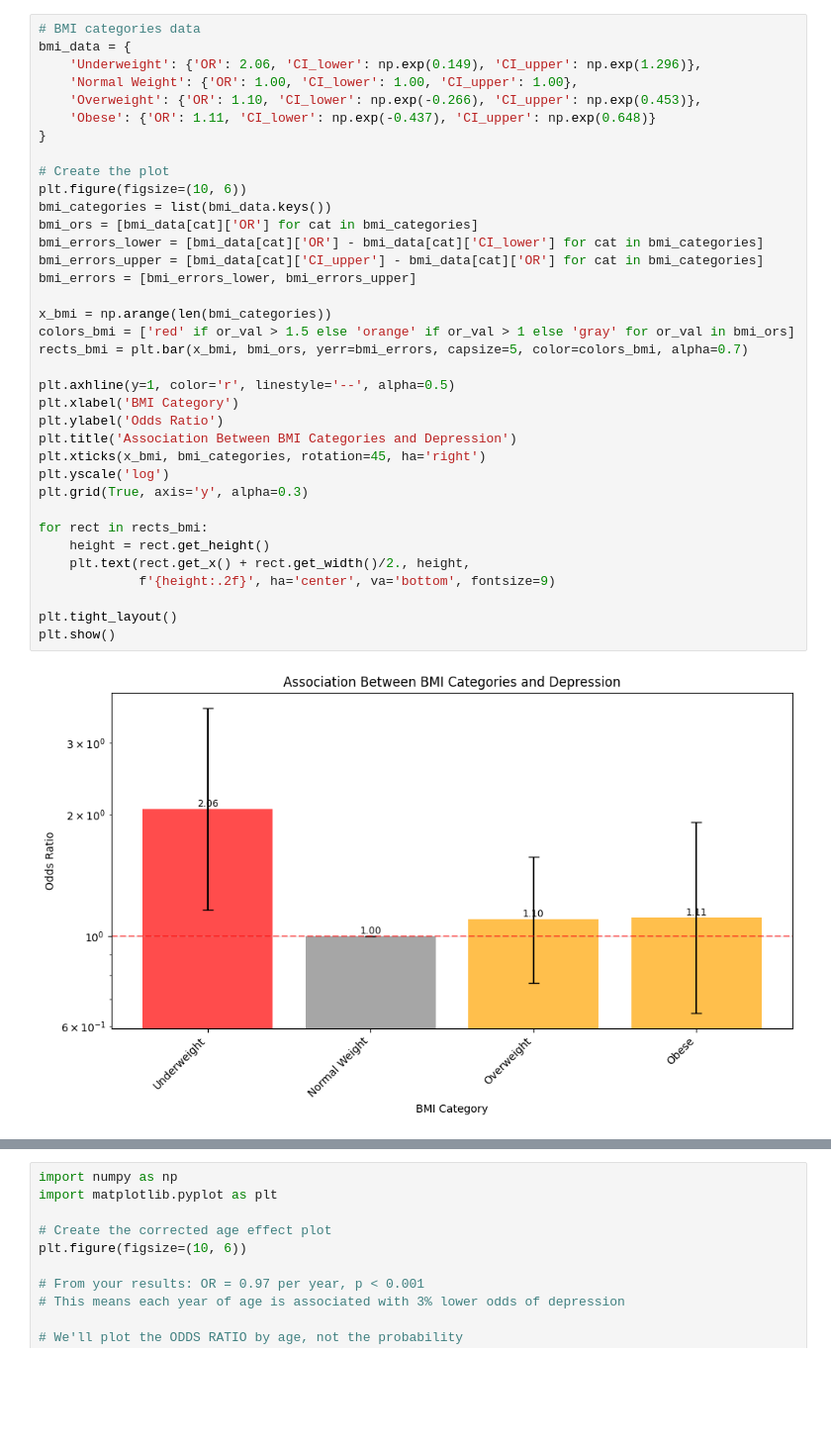
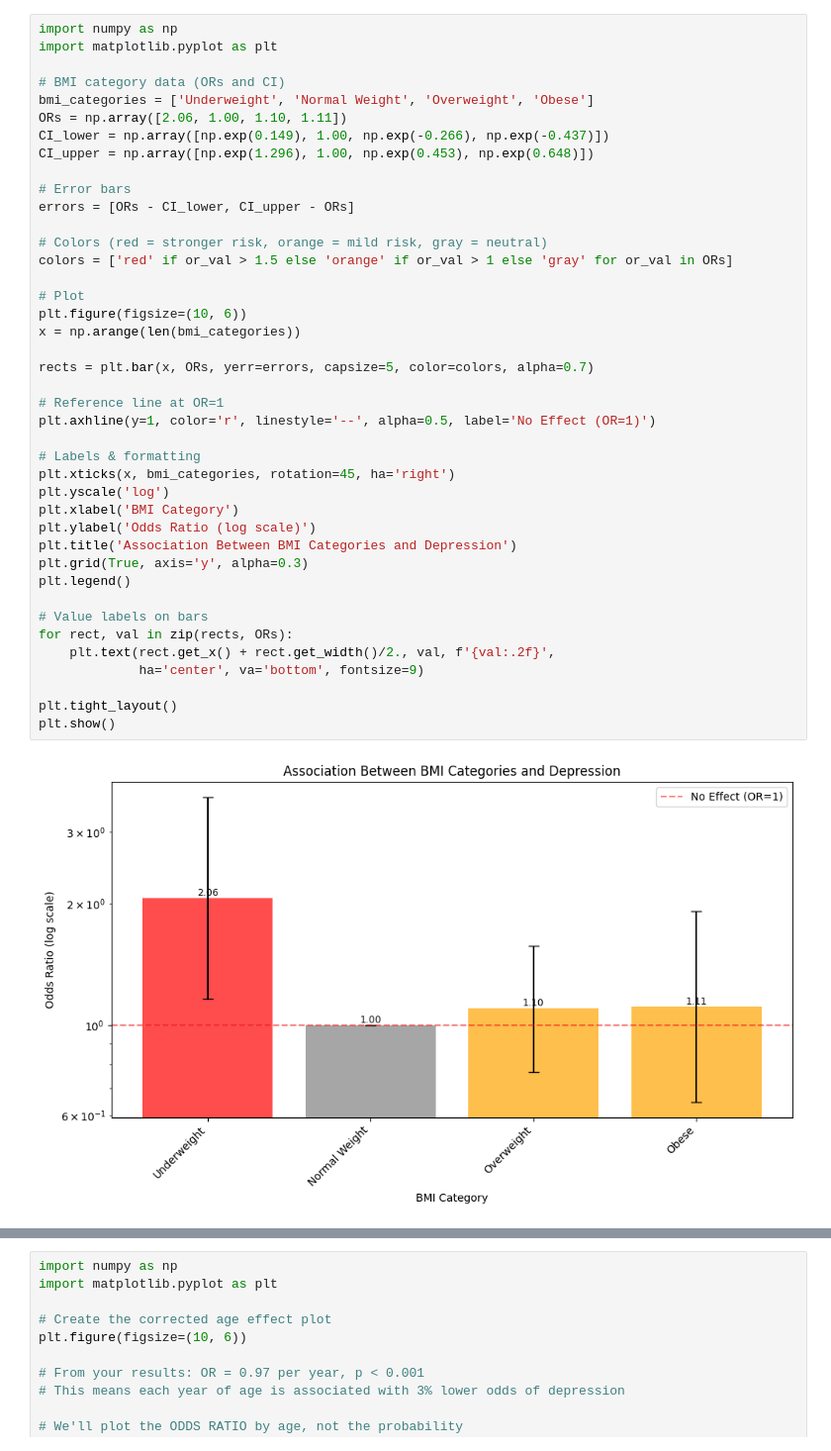
Before and after one commit to Atrash87/Multivariate_Analysis_Mental_Well_Being, a Jupyter notebook: Notebooks/plotting.ipynb, the cells around one changed output, grey strips where cells are left out. Shown at 99% size. Drawn from its saved outputs; the diff is of its cells as text; blank space fills up the shorter version.

```diff
--- a/Notebooks/plotting.ipynb
+++ b/Notebooks/plotting.ipynb
@@ -101,41 +100,46 @@ plt.show()
 # %% [output]
 [figure]
 # %%
-# BMI categories data
-bmi_data = {
-    'Underweight': {'OR': 2.06, 'CI_lower': np.exp(0.149), 'CI_upper': np.exp(1.296)},
-    'Normal Weight': {'OR': 1.00, 'CI_lower': 1.00, 'CI_upper': 1.00},
-    'Overweight': {'OR': 1.10, 'CI_lower': np.exp(-0.266), 'CI_upper': np.exp(0.453)},
-    'Obese': {'OR': 1.11, 'CI_lower': np.exp(-0.437), 'CI_upper': np.exp(0.648)}
-}
+import numpy as np
+import matplotlib.pyplot as plt
 
-# Create the plot
+# BMI category data (ORs and CI)
+bmi_categories = ['Underweight', 'Normal Weight', 'Overweight', 'Obese']
+ORs = np.array([2.06, 1.00, 1.10, 1.11])
+CI_lower = np.array([np.exp(0.149), 1.00, np.exp(-0.266), np.exp(-0.437)])
+CI_upper = np.array([np.exp(1.296), 1.00, np.exp(0.453), np.exp(0.648)])
+
+# Error bars
+errors = [ORs - CI_lower, CI_upper - ORs]
+
+# Colors (red = stronger risk, orange = mild risk, gray = neutral)
+colors = ['red' if or_val > 1.5 else 'orange' if or_val > 1 else 'gray' for or_val in ORs]
+
+# Plot
 plt.figure(figsize=(10, 6))
-bmi_categories = list(bmi_data.keys())
-bmi_ors = [bmi_data[cat]['OR'] for cat in bmi_categories]
-bmi_errors_lower = [bmi_data[cat]['OR'] - bmi_data[cat]['CI_lower'] for cat in bmi_categories]
-bmi_errors_upper = [bmi_data[cat]['CI_upper'] - bmi_data[cat]['OR'] for cat in bmi_categories]
-bmi_errors = [bmi_errors_lower, bmi_errors_upper]
+x = np.arange(len(bmi_categories))
 
-x_bmi = np.arange(len(bmi_categories))
-colors_bmi = ['red' if or_val > 1.5 else 'orange' if or_val > 1 else 'gray' for or_val in bmi_ors]
-rects_bmi = plt.bar(x_bmi, bmi_ors, yerr=bmi_errors, capsize=5, color=colors_bmi, alpha=0.7)
+rects = plt.bar(x, ORs, yerr=errors, capsize=5, color=colors, alpha=0.7)
 
-plt.axhline(y=1, color='r', linestyle='--', alpha=0.5)
+# Reference line at OR=1
+plt.axhline(y=1, color='r', linestyle='--', alpha=0.5, label='No Effect (OR=1)')
+
+# Labels & formatting
+plt.xticks(x, bmi_categories, rotation=45, ha='right')
+plt.yscale('log')
 plt.xlabel('BMI Category')
-plt.ylabel('Odds Ratio')
+plt.ylabel('Odds Ratio (log scale)')
 plt.title('Association Between BMI Categories and Depression')
-plt.xticks(x_bmi, bmi_categories, rotation=45, ha='right')
-plt.yscale('log')
 plt.grid(True, axis='y', alpha=0.3)
+plt.legend()
 
-for rect in rects_bmi:
-    height = rect.get_height()
-    plt.text(rect.get_x() + rect.get_width()/2., height,
-             f'{height:.2f}', ha='center', va='bottom', fontsize=9)
+# Value labels on bars
+for rect, val in zip(rects, ORs):
+    plt.text(rect.get_x() + rect.get_width()/2., val, f'{val:.2f}',
+             ha='center', va='bottom', fontsize=9)
 
 plt.tight_layout()
 plt.show()
 # %% [output]
-[figure, old version]
+[figure, new version]
 # %%
```
Also changed, not shown: parts of 5 cells of this notebook.
